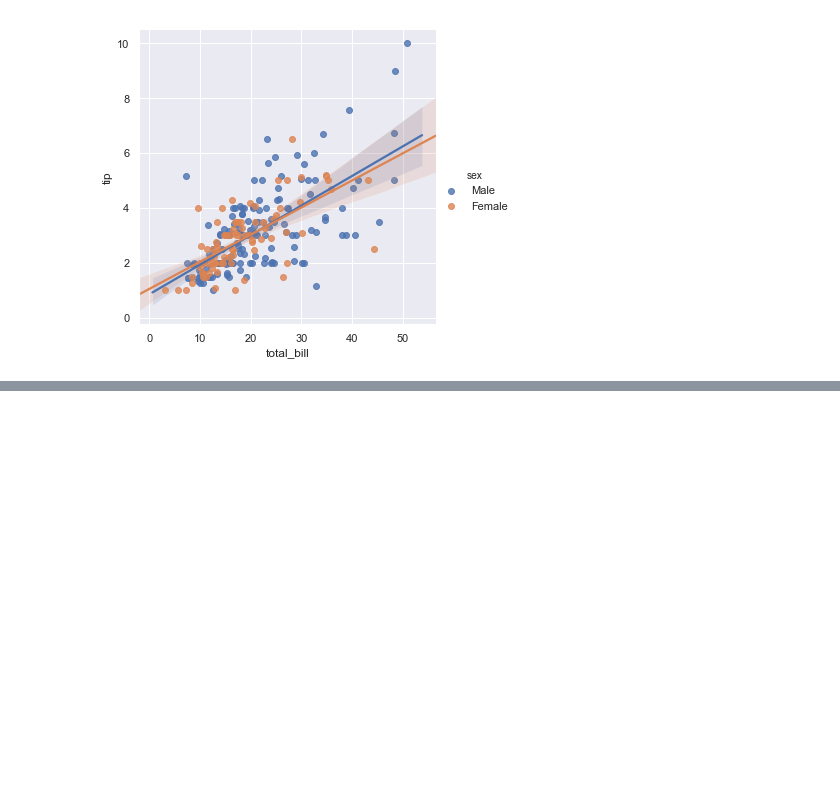
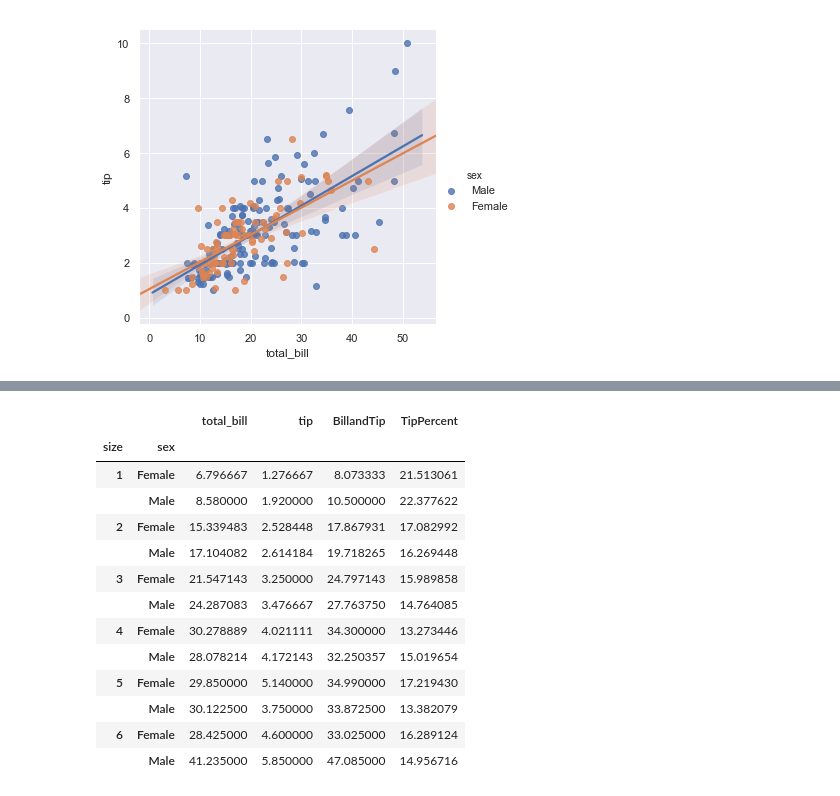
Before and after one commit to edelcorcoran/FDA-Project, a Jupyter notebook: Tips.ipynb, the cells around one changed output, grey strips where cells are left out. Drawn from its saved outputs; the diff is of its cells as text; code cells hidden in the pictures; blank space fills up the shorter version.

```diff
--- a/Tips.ipynb
+++ b/Tips.ipynb
@@ -865,3 +962,21 @@ plt.show()
+# %%
+#generate table to illustrate mean numerical data for group size broken down by gender
+df.groupby(['size', 'sex']).mean()
+# %% [output]
+|  |  | total_bill | tip | BillandTip | TipPercent |
+| size | sex |  |  |  |  |
+| 1 | Female | 6.796667 | 1.276667 | 8.073333 | 21.513061 |
+|  | Male | 8.580000 | 1.920000 | 10.500000 | 22.377622 |
+| 2 | Female | 15.339483 | 2.528448 | 17.867931 | 17.082992 |
+|  | Male | 17.104082 | 2.614184 | 19.718265 | 16.269448 |
+| 3 | Female | 21.547143 | 3.250000 | 24.797143 | 15.989858 |
+|  | Male | 24.287083 | 3.476667 | 27.763750 | 14.764085 |
+| 4 | Female | 30.278889 | 4.021111 | 34.300000 | 13.273446 |
+|  | Male | 28.078214 | 4.172143 | 32.250357 | 15.019654 |
+| 5 | Female | 29.850000 | 5.140000 | 34.990000 | 17.219430 |
+|  | Male | 30.122500 | 3.750000 | 33.872500 | 13.382079 |
+| 6 | Female | 28.425000 | 4.600000 | 33.025000 | 16.289124 |
+|  | Male | 41.235000 | 5.850000 | 47.085000 | 14.956716 |
 # %% [markdown]
 # References
 
```
Also changed, not shown: parts of 28 cells of this notebook.
